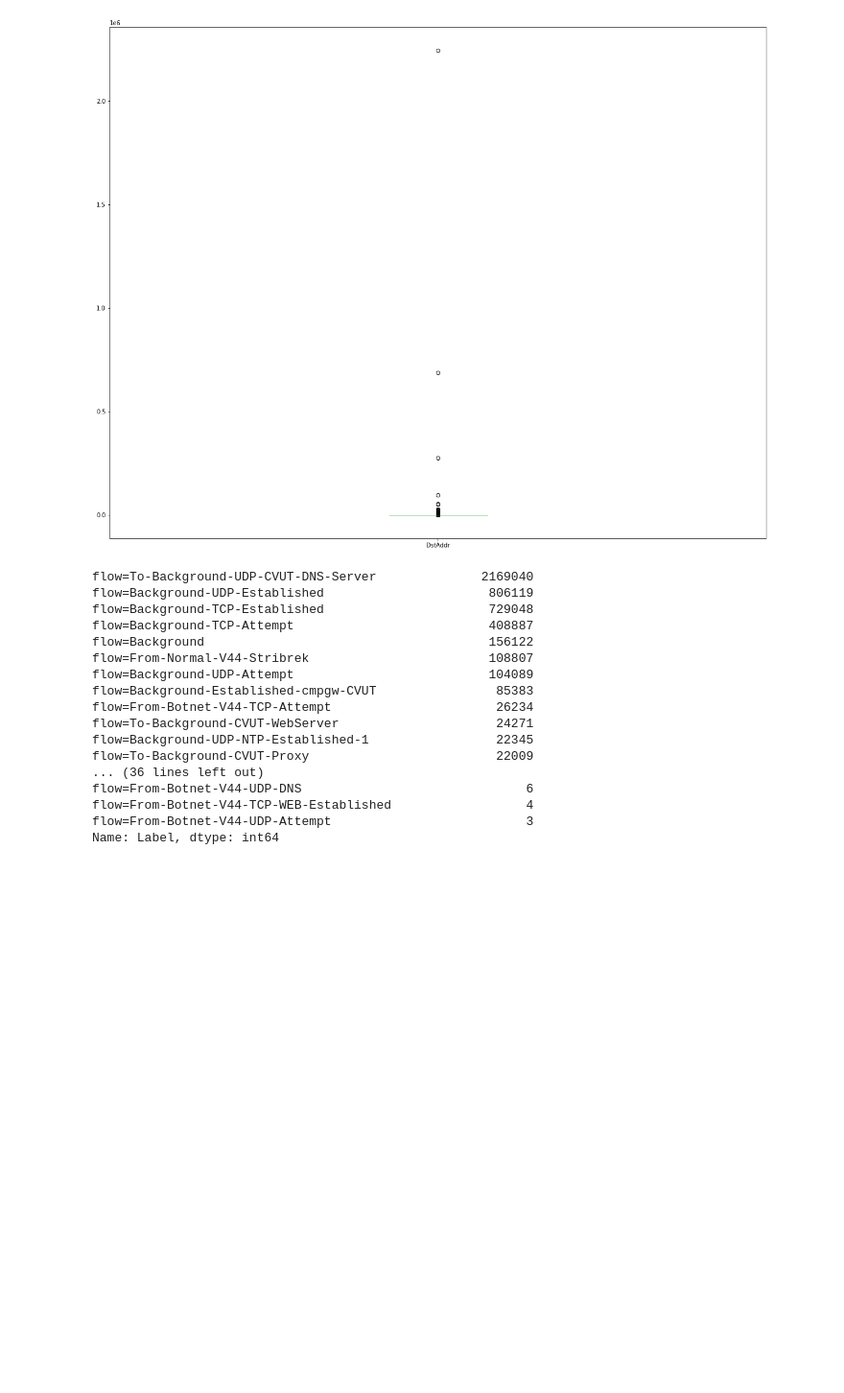
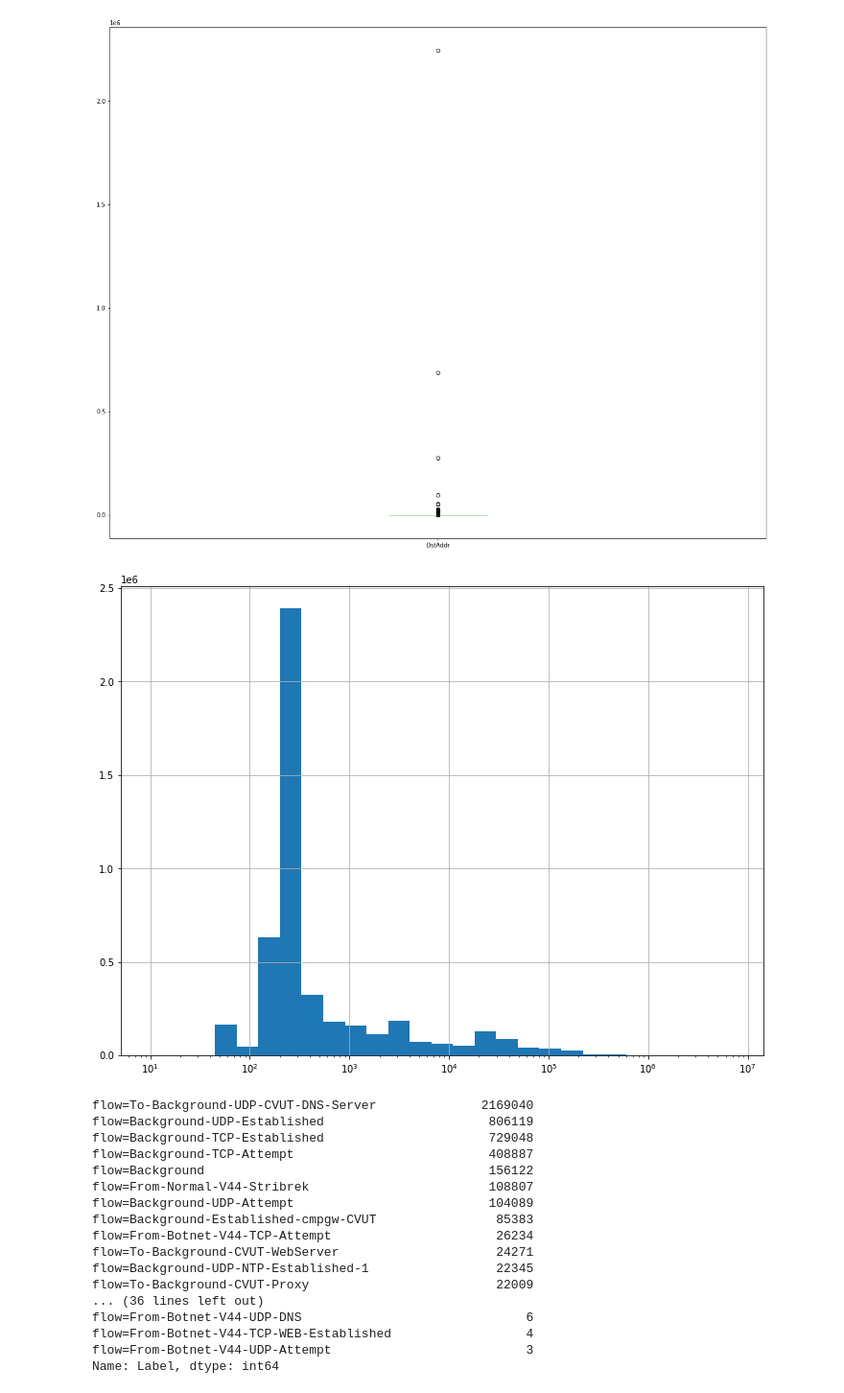
Before and after one commit to mgendr/CTU_13_Supervision_Des_Systemes, a Jupyter notebook: First Analysis.ipynb, the cells around one changed output. Shown at 96% size. Drawn from its saved outputs; the diff is of its cells as text; code cells hidden in the pictures; blank space fills up the shorter version.

```diff
--- a/First Analysis.ipynb
+++ b/First Analysis.ipynb
@@ -104,6 +104,11 @@ df.DstAddr.value_counts().plot.box()
 # %% [output]
 <AxesSubplot:>
 [figure]
+# %%
+ax = df.TotBytes.hist(bins = 10*np.exp(np.arange(0,14,0.5)))
+ax.set_xscale('log')
+# %% [output]
+[figure, added]
 # %%
 df.Label.value_counts()
 # %% [output]
```
Also changed, not shown: parts of 29 cells of this notebook.
